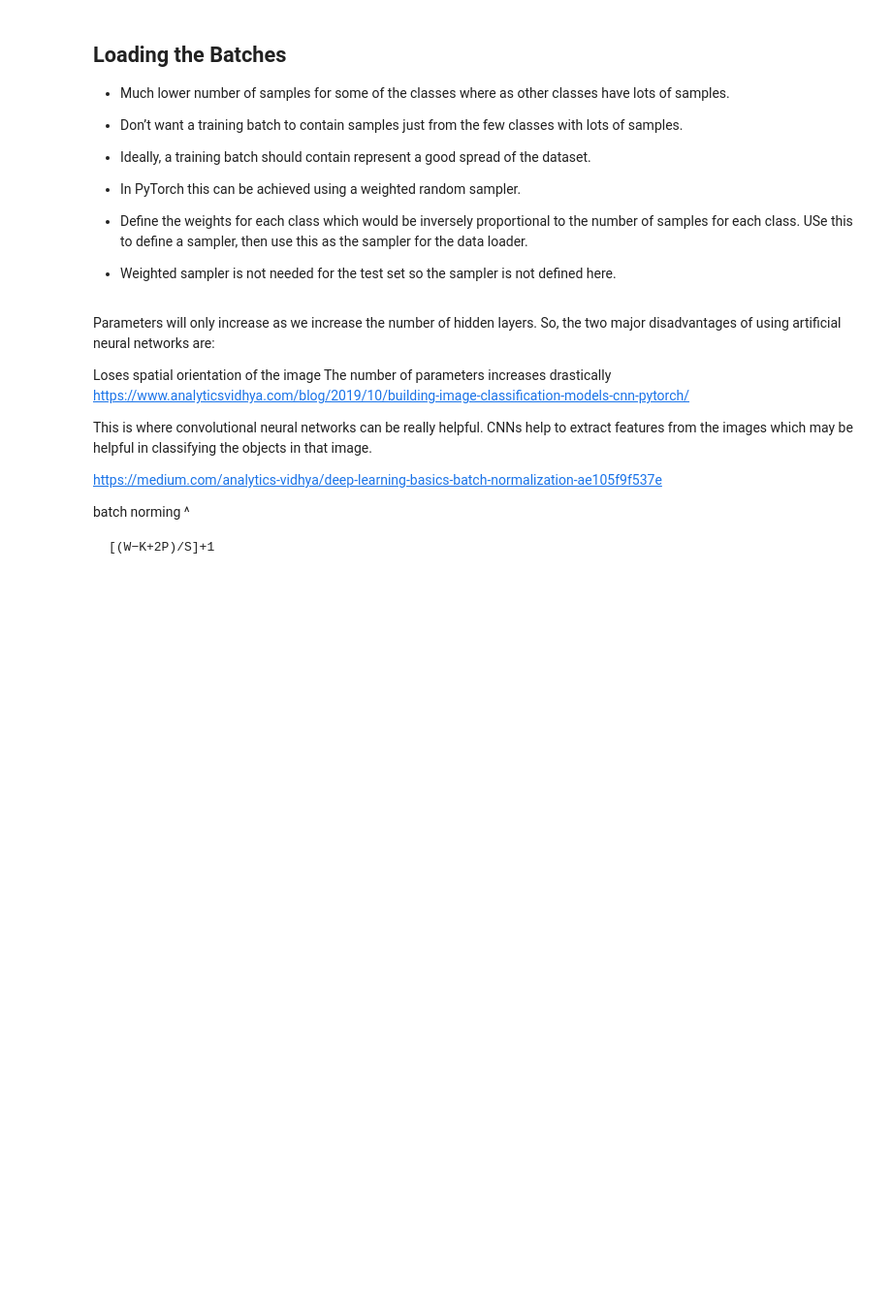
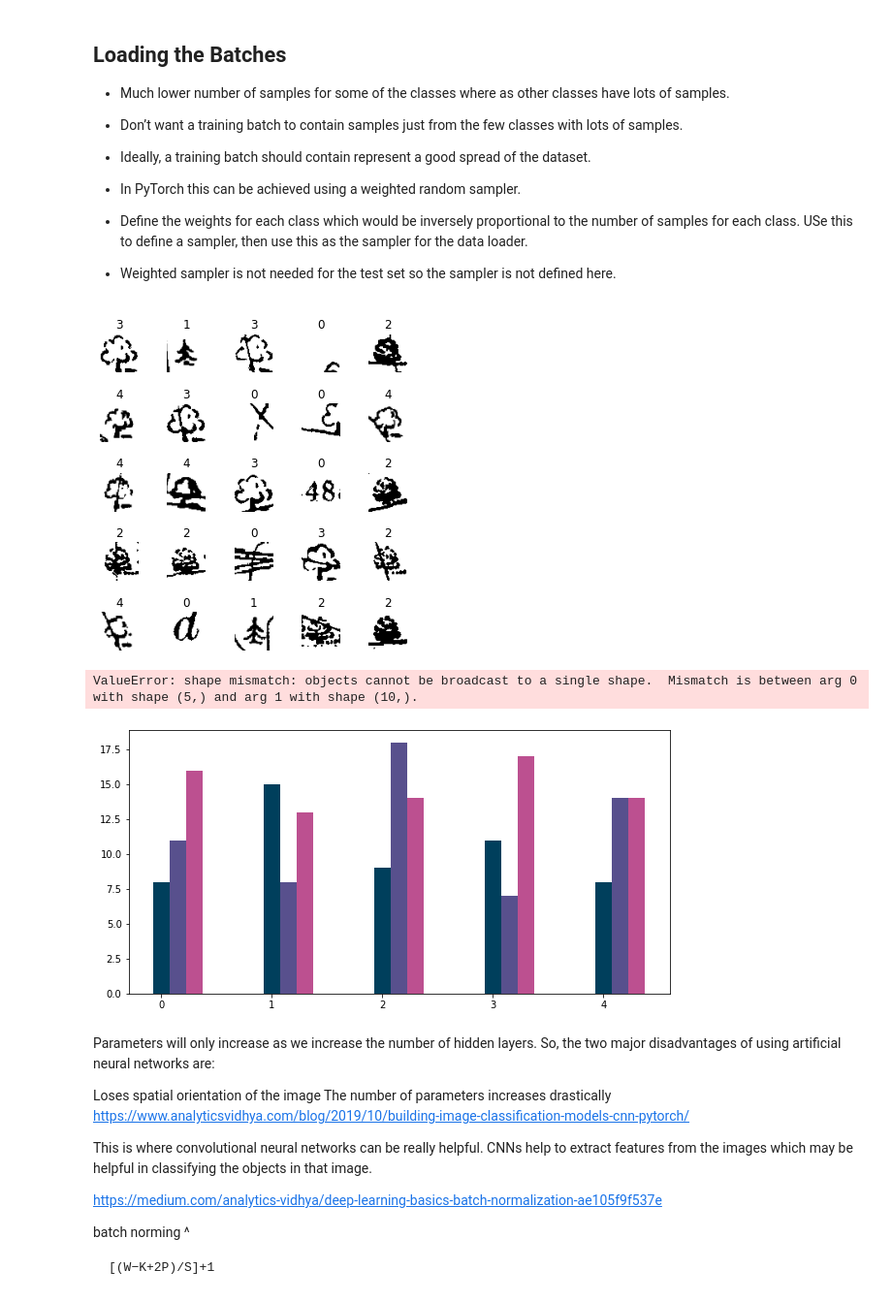
Before and after one commit to LucyIvatt/probabilistic-and-deep-learning, a Jupyter notebook: int3.ipynb, the cells around one changed output. Shown at 97% size. Drawn from its saved outputs; the diff is of its cells as text; code cells hidden in the pictures; blank space fills up the shorter version.

Commit message:
updated new weights for q3, finished classify script

```diff
--- a/int3.ipynb
+++ b/int3.ipynb
@@ -535,26 +470,65 @@ plt.legend(handles=[overall_patch, train_patch, test_patch]);
 # %%
 y_train = [data.targets[i] for i in train_indices]
 class_sample_count = np.array([v for _, v in sorted(num_class_train.items())])
-weight = 1. / class_sample_count
+weight = 1. / torch.tensor(class_sample_count).float()
 samples_weight = np.array([weight[t] for t in y_train])
 samples_weight = torch.from_numpy(samples_weight)
-
-sampler = WeightedRandomSampler(samples_weight.type('torch.DoubleTensor'), len(samples_weight))
+sampler = WeightedRandomSampler(samples_weight, len(samples_weight))
 
 train_dataloader = DataLoader(train_dataset, batch_size=BATCH_SIZE, sampler=sampler)
 test_dataloader = DataLoader(test_dataset, batch_size=BATCH_SIZE, shuffle=True)
 
 images, labels = next(iter(train_dataloader))
 
 figure = plt.figure(figsize=(6, 6))
 plt.subplots_adjust(left=None, bottom=None, right=None, top=None, wspace=0.2, hspace=0.8)
 cols, rows = 5, 5
 for i in range(cols * rows):
     figure.add_subplot(rows, cols, i+1)
     plt.title(labels[i].item())
     plt.axis("off")
     plt.imshow(images[i,:].squeeze(), cmap="gray")
 plt.show()
+
+labels = ["Batch " + str(i) for i in range(1, 6)]
+counts = [[] for i in range(5)]
+for i in range(5):
+    images, lab = next(iter(train_dataloader))
+    for k, v in Counter(lab.numpy()).items():
+        counts[k-1].append(v)
+colours = ["#003f5c", "#58508d", "#bc5090", "#ff6361", "#ffa600"]
+
+N = 5
+
+# Position of bars on x-axis
+ind = np.arange(N)
+
+# Figure size
+plt.figure(figsize=(10,5))
+
+# Width of a bar
+width = 0.15
+
+# Plotting
+for i in range(4):
+    plt.bar(ind + (width*i), counts[i] , width, label=labels[i], color=colours[i])
+
+plt.xlabel('Class Count')
+plt.ylabel('Batch Number')
+plt.title('Number of classes over 5 batches when using WeightedRandomSampler')
+
+# xticks()
+# First argument - A list of positions at which ticks should be placed
+# Second argument -  A list of labels to place at the given locations
+plt.xticks(ind + ((width*3) / 2), labels)
+
+# Finding the best position for legends and putting it
+plt.legend(loc='best')
+plt.show()
+# %% [output]
+[figure, added]
+ValueError: shape mismatch: objects cannot be broadcast to a single shape.  Mismatch is between arg 0 with shape (5,) and arg 1 with shape (10,).
+[figure, added]
 # %% [markdown]
 Parameters will only increase as we increase the number of hidden layers. So, the two major disadvantages of using artificial neural networks are:
 
```
Also changed, not shown: parts of 13 cells of this notebook, 2 other files.
